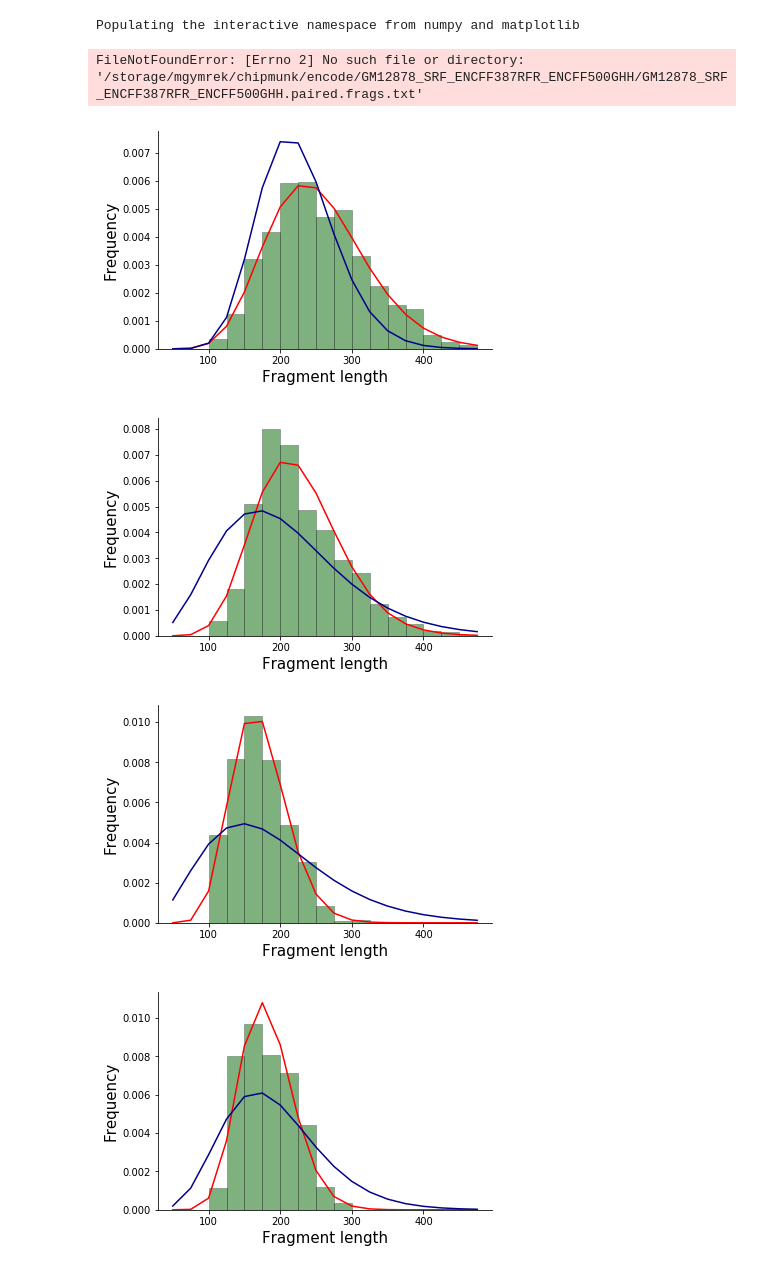
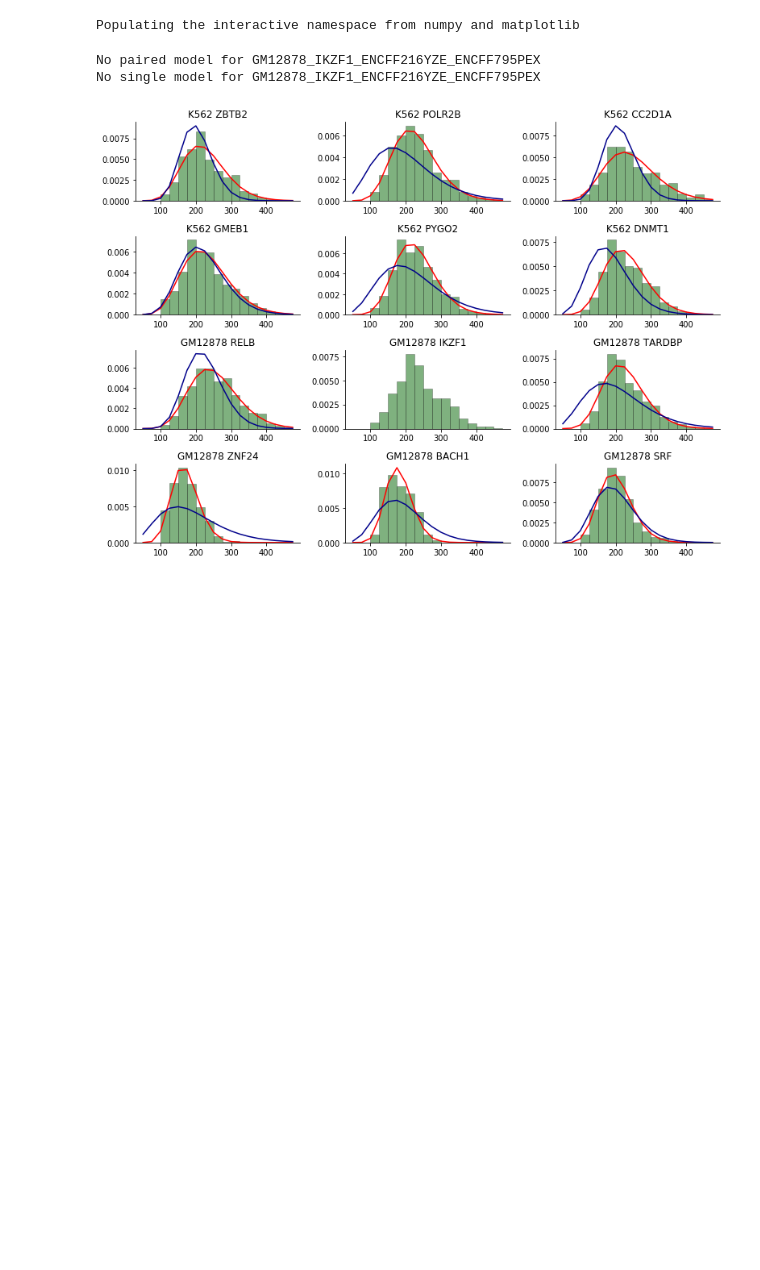
Before and after one commit to gymreklab/chips, a Jupyter notebook: paper-analyses/encode/PlotENCODEFragLengths.ipynb, the cells around one changed output. Drawn from its saved outputs; the diff is of its cells as text; code cells hidden in the pictures; blank space fills up the shorter version.

Commit message:
updating encode analysis

```diff
--- a/paper-analyses/encode/PlotENCODEFragLengths.ipynb
+++ b/paper-analyses/encode/PlotENCODEFragLengths.ipynb
@@ -13,34 +13,51 @@ import scipy.stats as spst
 Populating the interactive namespace from numpy and matplotlib
 # %%
 FRAGDIR = "/storage/mgymrek/chipmunk/encode"
-FACTORS = ["GM12878_RELB_ENCFF708KIW_ENCFF355VTC",
+FACTORS = ["K562_ZBTB2_ENCFF294LPO_ENCFF551YGS",
+           "K562_POLR2B_ENCFF454PCU_ENCFF729LTY",
+           "K562_CC2D1A_ENCFF054TBR_ENCFF051PEB",
+           "K562_GMEB1_ENCFF809QWF_ENCFF154QJU",
+           "K562_PYGO2_ENCFF288JVH_ENCFF078LXS",
+           "K562_DNMT1_ENCFF987HMB_ENCFF958LLL",
+           "GM12878_RELB_ENCFF708KIW_ENCFF355VTC",
+           "GM12878_IKZF1_ENCFF216YZE_ENCFF795PEX",
           "GM12878_TARDBP_ENCFF673WUM_ENCFF016QUV",
           "GM12878_ZNF24_ENCFF699QHD_ENCFF882PND",
-          "GM12878_BACH1_ENCFF518TTP_ENCFF866OLZ", ] # TODO change
-# "GM12878_IKZF1_ENCFF216YZE_ENCFF795PEX",
-# "GM12878_SRF_ENCFF387RFR_ENCFF500GHH",
+          "GM12878_BACH1_ENCFF518TTP_ENCFF866OLZ",
+           "GM12878_SRF_ENCFF387RFR_ENCFF500GHH"
+          ]
+# GM12878_IKZF1_ENCFF216YZE_ENCFF795PEX seg fault
+# GM12878_ETV6_ENCFF425VPI_ENCFF959JZX trying as an alternative so don't need to wait for segfault issue
 
+fig = plt.figure()
+fig.set_size_inches((11, 8))
+fignum = 1
 for fac in FACTORS:
-    frags = [int(item.strip()) for item in open(os.path.join(FRAGDIR, fac, fac+".paired.frags.txt"), "r").readlines()]
-    paired_model = json.load(open(os.path.join(FRAGDIR, fac, fac+".paired.json"), "r"))
-    single_model = json.load(open(os.path.join(FRAGDIR, fac, fac+".json"), "r"))
-    fig = plt.figure()
-    ax = fig.add_subplot(111)
+    try:
+        frags = [int(item.strip()) for item in open(os.path.join(FRAGDIR, fac, fac+".paired.frags.txt"), "r").readlines()]
+    except FileNotFoundError: print("No frags for %s"%fac)
+    ax = fig.add_subplot(4, 3, fignum)
     bins = np.arange(50, 500, 25)
     ax.hist(frags, bins=bins, color="darkgreen", edgecolor="black", linewidth=0.5, alpha=0.5, density=True)
-    ax.set_xlabel("Fragment length", size=15)
-    ax.set_ylabel("Frequency", size=15);
+    #ax.set_xlabel("Fragment length", size=15)
+    #ax.set_ylabel("Frequency", size=15);
     ax.spines['right'].set_visible(False)
     ax.spines['top'].set_visible(False)
     ax.yaxis.set_ticks_position('left')
     ax.xaxis.set_ticks_position('bottom')
-
+    ax.set_title(fac.split("_")[0] + " " + fac.split("_")[1])
     # Plot Gamma fit for paired and single
-    ax.plot(bins, spst.gamma(paired_model["frag"]["k"], 0, paired_model["frag"]["theta"]).pdf(bins), color="red")
-    ax.plot(bins, spst.gamma(single_model["frag"]["k"], 0, single_model["frag"]["theta"]).pdf(bins), color="darkblue")
+    try:
+        paired_model = json.load(open(os.path.join(FRAGDIR, fac, fac+".paired.json"), "r"))
+        ax.plot(bins, spst.gamma(paired_model["frag"]["k"], 0, paired_model["frag"]["theta"]).pdf(bins), color="red")
+    except FileNotFoundError: print("No paired model for %s"%fac)
+    try:
+        single_model = json.load(open(os.path.join(FRAGDIR, fac, fac+".json"), "r"))
+        ax.plot(bins, spst.gamma(single_model["frag"]["k"], 0, single_model["frag"]["theta"]).pdf(bins), color="darkblue")
+    except FileNotFoundError: print("No single model for %s"%fac)
+    fignum += 1
+fig.tight_layout()
 # %% [output]
-FileNotFoundError: [Errno 2] No such file or directory: '/storage/mgymrek/chipmunk/encode/GM12878_SRF_ENCFF387RFR_ENCFF500GHH/GM12878_SRF_ENCFF387RFR_ENCFF500GHH.paired.frags.txt'
+No paired model for GM12878_IKZF1_ENCFF216YZE_ENCFF795PEX
+No single model for GM12878_IKZF1_ENCFF216YZE_ENCFF795PEX
-[figure, old version]
+[figure, new version]
-[figure, removed]
-[figure, removed]
-[figure, removed]
```
Also changed, not shown: 15 other files.
